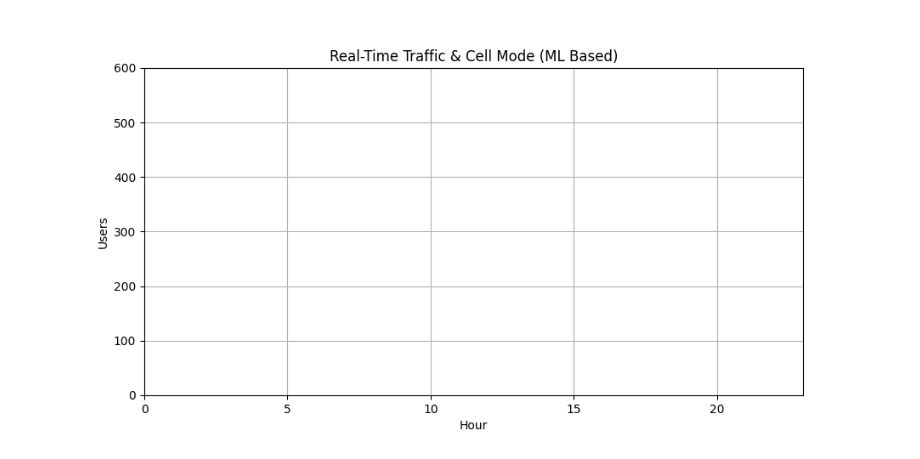
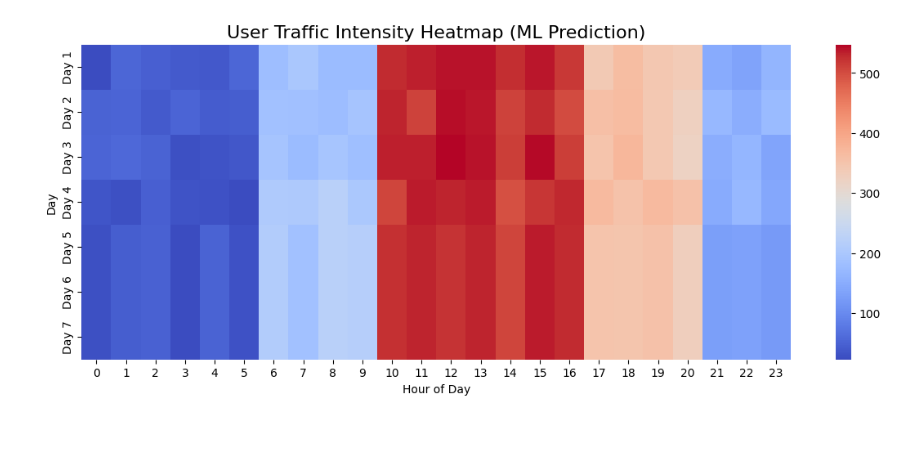
Before and after one commit to Subodh9999/5G-Traffic-Aware-Sleep-Mode-ML, a Jupyter notebook: Final_5G_EC_project.ipynb, the cells around one changed output. Drawn from its saved outputs; the diff is of its cells as text; code cells hidden in the pictures; blank space fills up the shorter version.

Commit message:
fix: validate energy calculations, traffic prediction, and sleep-mode logic

```diff
--- a/Final_5G_EC_project.ipynb
+++ b/Final_5G_EC_project.ipynb
@@ -204,6 +184,35 @@ Animation saved successfully!
 # %%
-from IPython.display import Image
-Image("traffic_animation.gif")
+# Create continuous data (Day vs Hour)
+heat_data = []
+
+for d in range(1, 8):
+    for h in range(24):
+        test = pd.DataFrame({
+            "Day": [d],
+            "Hour_sin": [np.sin(2 * np.pi * h / 24)],
+            "Hour_cos": [np.cos(2 * np.pi * h / 24)]
+        })
+        pred_users = model.predict(test)[0]
+        heat_data.append(pred_users)
+
+# Convert to 2D (Day vs Hour)
+heat_array = np.array(heat_data).reshape(7, 24)
+
+plt.figure(figsize=(14, 5))
+sns.heatmap(
+    heat_array,
+    cmap="coolwarm",
+    cbar=True,
+    linewidths=0,
+    xticklabels=range(24),
+    yticklabels=[f"Day {i}" for i in range(1, 8)]
+)
+
+plt.title("User Traffic Intensity Heatmap (ML Prediction)", fontsize=16)
+plt.xlabel("Hour of Day")
+plt.ylabel("Day")
+
+plt.show()
 # %% [output]
-[figure, old version]
+[figure, new version]
 # %%
```
Also changed, not shown: parts of 16 cells of this notebook, 9 other files.
